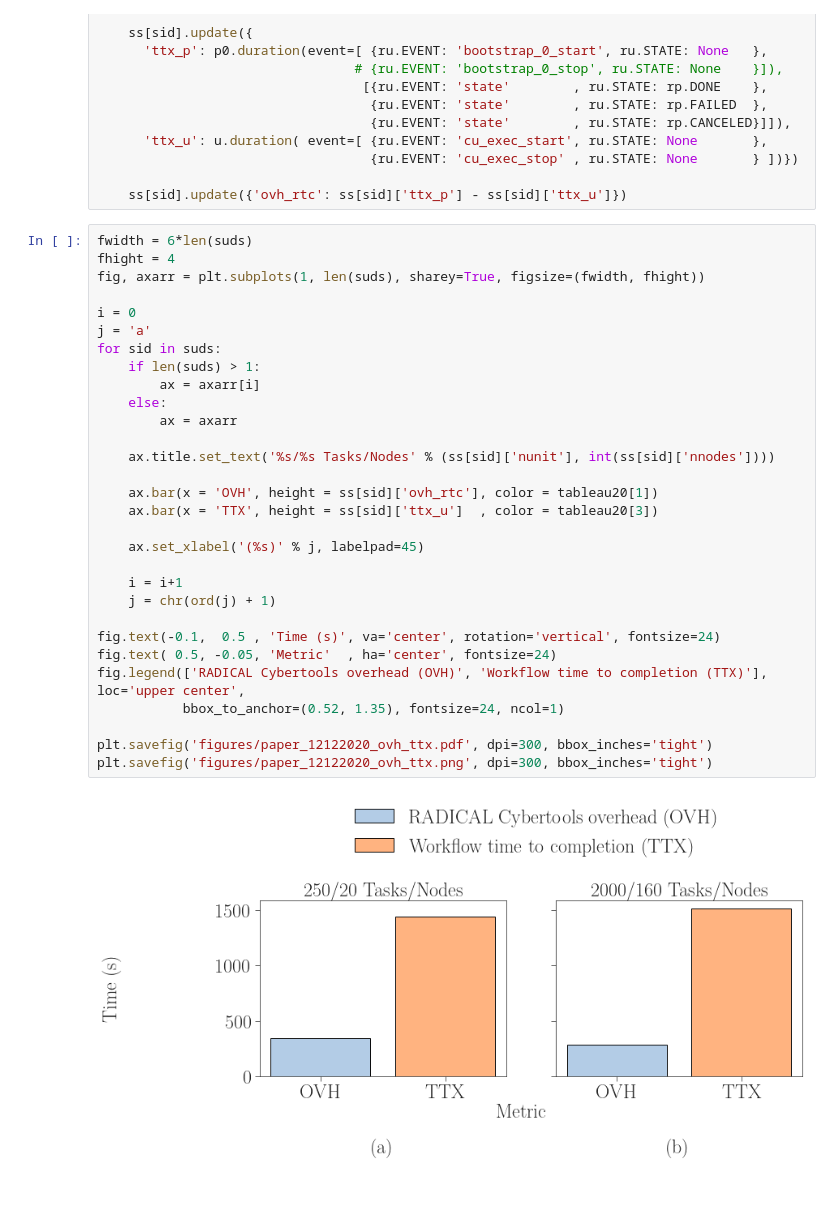
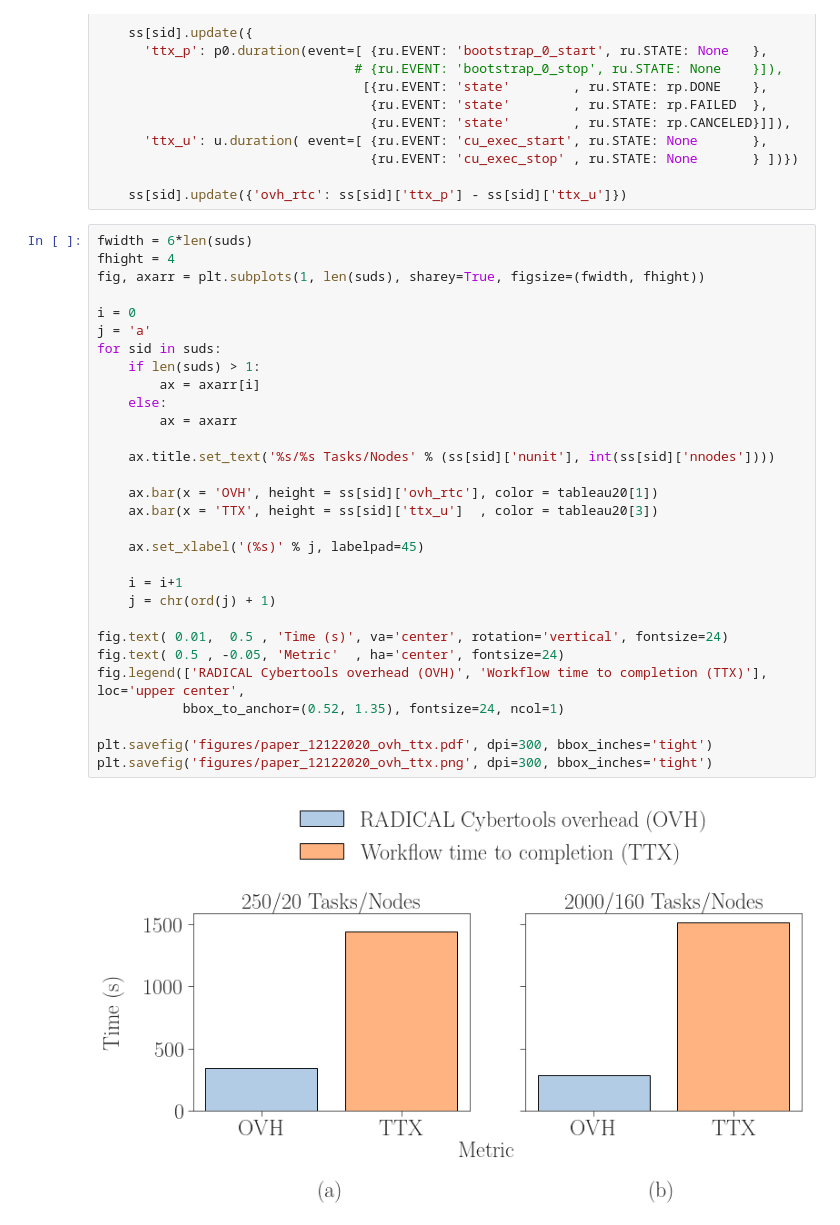
Before and after one commit to radical-experiments/deepdriveMD, a Jupyter notebook: analysis/paper_12122020.ipynb, the cells around one changed output. Saved outputs shown, nothing was run; the diff lists cells and outputs as text; blank space fills up the shorter version.

```diff
--- a/analysis/paper_12122020.ipynb
+++ b/analysis/paper_12122020.ipynb
@@ -131,32 +131,32 @@ for sid in suds:
 # %%
 fwidth = 6*len(suds)
 fhight = 4
 fig, axarr = plt.subplots(1, len(suds), sharey=True, figsize=(fwidth, fhight))
 
 i = 0
 j = 'a'
 for sid in suds:
     if len(suds) > 1:
         ax = axarr[i]
     else:
         ax = axarr
 
     ax.title.set_text('%s/%s Tasks/Nodes' % (ss[sid]['nunit'], int(ss[sid]['nnodes'])))
 
     ax.bar(x = 'OVH', height = ss[sid]['ovh_rtc'], color = tableau20[1])
     ax.bar(x = 'TTX', height = ss[sid]['ttx_u']  , color = tableau20[3])
 
     ax.set_xlabel('(%s)' % j, labelpad=45)
 
     i = i+1
     j = chr(ord(j) + 1)
 
-fig.text(-0.1,  0.5 , 'Time (s)', va='center', rotation='vertical', fontsize=24)
-fig.text( 0.5, -0.05, 'Metric'  , ha='center', fontsize=24)
+fig.text( 0.01,  0.5 , 'Time (s)', va='center', rotation='vertical', fontsize=24)
+fig.text( 0.5 , -0.05, 'Metric'  , ha='center', fontsize=24)
 fig.legend(['RADICAL Cybertools overhead (OVH)', 'Workflow time to completion (TTX)'], loc='upper center',
            bbox_to_anchor=(0.52, 1.35), fontsize=24, ncol=1)
 
 plt.savefig('figures/paper_12122020_ovh_ttx.pdf', dpi=300, bbox_inches='tight')
 plt.savefig('figures/paper_12122020_ovh_ttx.png', dpi=300, bbox_inches='tight')
 # %% [output]
-[figure, old version]
+[figure, new version]
```
Also changed, not shown: parts of 4 cells of this notebook, 5 other files.
